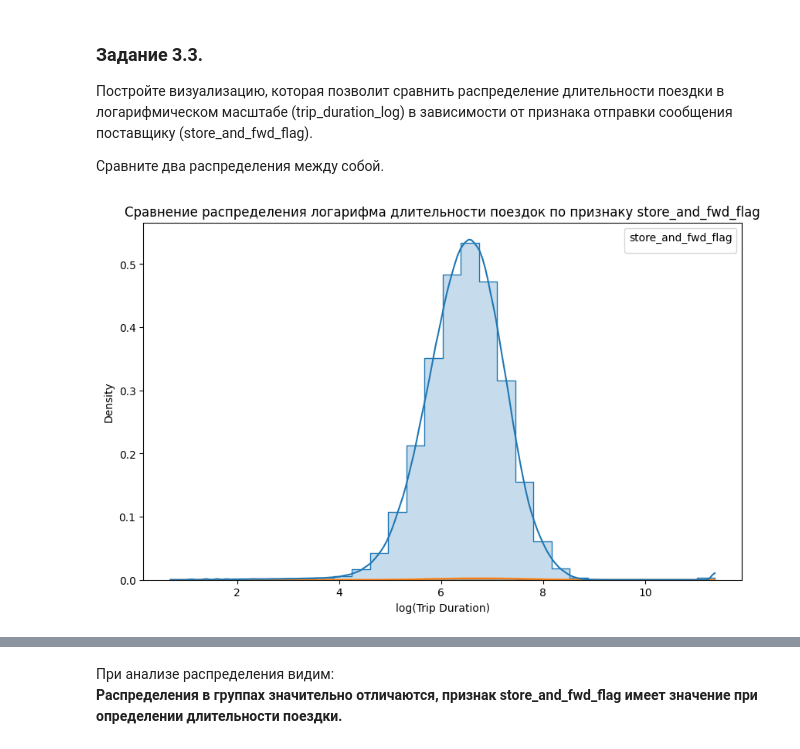
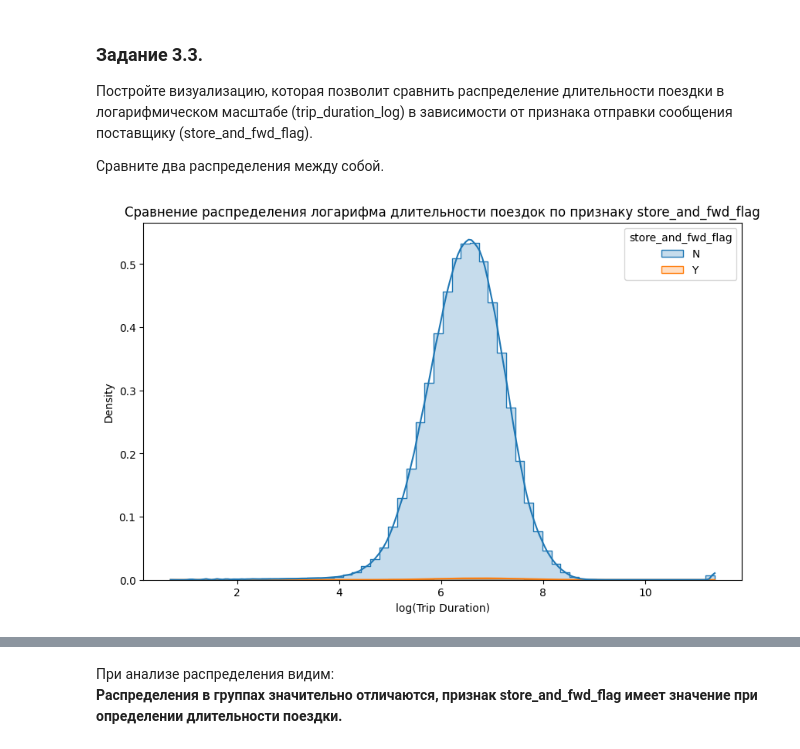
Before and after one commit to johnneon/PP_Team28_Taxi_Trip_Duration, a Jupyter notebook: PP_Team28.ipynb, the cells around one changed output, grey strips where cells are left out. Drawn from its saved outputs; the diff is of its cells as text; code cells hidden in the pictures.

```diff
--- a/PP_Team28.ipynb
+++ b/PP_Team28.ipynb
@@ -788,22 +818,17 @@ plt.show()
 
 Сравните два распределения между собой.
 # %%
-# Отключим предупреждения
-import warnings
-warnings.filterwarnings('ignore')
-
 # Построим гистограммы и KDE для каждого значения признака store_and_fwd_flag
 plt.figure(figsize=(10, 6))
 
-sns.histplot(data=taxi_data, x='trip_duration_log', hue='store_and_fwd_flag', bins=30, kde=True, element='step', stat='density')
+sns.histplot(data=taxi_data, x='trip_duration_log', hue='store_and_fwd_flag', bins=60, kde=True, element='step', stat='density', )
 plt.title('Сравнение распределения логарифма длительности поездок по признаку store_and_fwd_flag')
 plt.xlabel('log(Trip Duration)')
 plt.ylabel('Density')
 
-plt.legend(title='store_and_fwd_flag')
 plt.show()
 # %% [output]
-[figure, old version]
+[figure, new version]
 # %%
 # Построим гистограммы и коробчатые диаграммы для каждого значения признака store_and_fwd_flag
 plt.figure(figsize=(10, 6))
```
Also changed, not shown: parts of 26 cells of this notebook.
